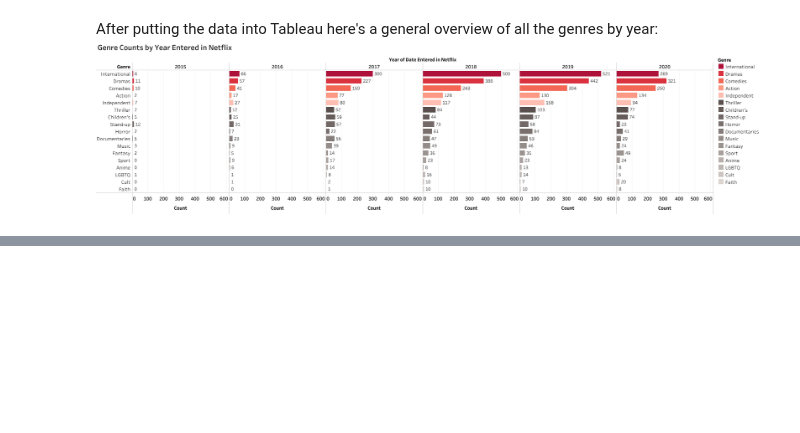
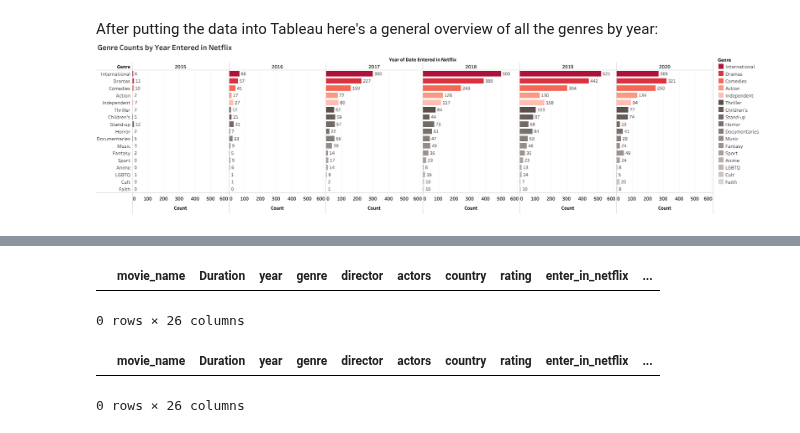
Before and after one commit to Kristian-Abad/Netflix-Movies-Project, a Jupyter notebook: Netflix_Movies.ipynb, the cells around one changed output, grey strips where cells are left out. Saved outputs shown, nothing was run; the diff lists cells and outputs as text; code cells hidden in the pictures; blank space fills up the shorter version.

```diff
--- a/Netflix_Movies.ipynb
+++ b/Netflix_Movies.ipynb
@@ -253,0 +275,26 @@ Based off the breakdown of the counts, Netflix would be very good for consumers
+# %%
+# Create a subset that contains movies categorized as International and Dramas
+# but not Comedies
+data_mod_inter_drama = data_mod[
+
+          ( data_mod.genre.str.contains('International') ) &
+          ( data_mod.genre.str.contains('Dramas') ) &
+          ( ~data_mod.genre.str.contains('Comedies') ) &
+          ( data_mod.enter_in_netflix == 2019 )
+         ]
+
+data_mod_inter_drama_2 = data_mod[
+
+          ( data_mod.genre.str.contains('International') ) &
+          ( data_mod.genre.str.contains('Dramas') ) &
+          ( ~data_mod.genre.str.contains('Comedies') ) &
+          ( data_mod.enter_in_netflix == 2020 )
+         ]
+
+
+
+#Verifying that the subset doesn't contain any Comedies
+data_mod_inter_drama[data_mod_inter_drama.genre.str.contains('Comedies')]
+# %% [output]
+|  | movie_name | Duration | year | genre | director | actors | country | rating | enter_in_netflix | ... |
+0 rows × 26 columns
@@ -253,0 +304,20 @@ Based off the breakdown of the counts, Netflix would be very good for consumers
+# %%
+# Create a subset that contains movies categorized as International and Comedies
+# but not Dramas
+data_mod_inter_comedies = data_mod[( data_mod.genre.str.contains('International') ) &
+                                   ( data_mod.genre.str.contains('Comedies') ) &
+                                   ( ~data_mod.genre.str.contains('Dramas') ) &
+                                   ( data_mod.enter_in_netflix == 2019 )
+                                   ]
+
+data_mod_inter_comedies_2 = data_mod[( data_mod.genre.str.contains('International') ) &
+                                   ( data_mod.genre.str.contains('Comedies') ) &
+                                   ( ~data_mod.genre.str.contains('Dramas') ) &
+                                   ( data_mod.enter_in_netflix == 2020 )
+                                   ]
+
+#Verifying that the subset doesn't contain any Dramas
+data_mod_inter_comedies[data_mod_inter_comedies.genre.str.contains('Dramas')]
+# %% [output]
+|  | movie_name | Duration | year | genre | director | actors | country | rating | enter_in_netflix | ... |
+0 rows × 26 columns
```
Also changed, not shown: parts of 10 cells of this notebook.
